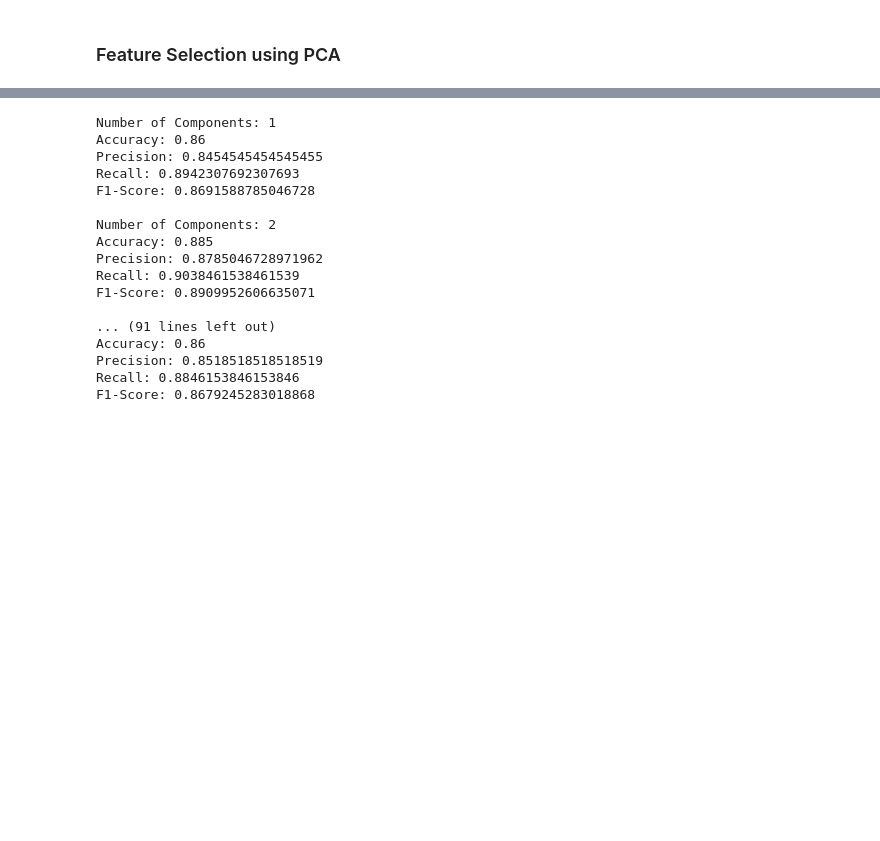
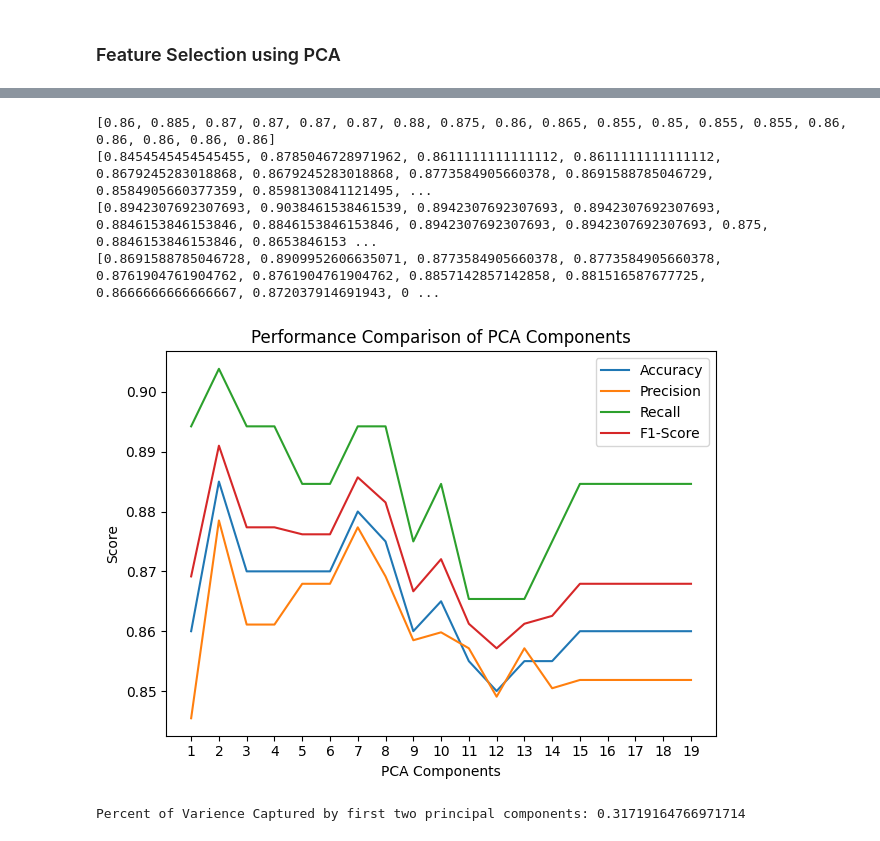
Before and after one commit to harshgit/cs613-final-project, a Jupyter notebook: notebook/project_greg_progress.ipynb, the cells around one changed output, grey strips where cells are left out. Saved outputs shown, nothing was run; the diff lists cells and outputs as text; code cells hidden in the pictures; blank space fills up the shorter version.

```diff
--- a/notebook/project_greg_progress.ipynb
+++ b/notebook/project_greg_progress.ipynb
@@ -320,6 +340,11 @@ Rank 19: is_ST (Variance: 0.0)
 # %%
 # Iterate through components to see which number of components gets the best results
-for i in range(1,len(X_train_std.columns)):
+accuracy_scores = []
+precision_scores = []
+recall_scores = []
+f1_scores = []
+
+for i in range(1,len(X_train_std.columns)+1):
     pca = PCA(n_components=i)
     X_train_pca = pca.fit_transform(X_train_std)
 
@@ -339,27 +364,44 @@ for i in range(1,len(X_train_std.columns)):
     recall = recall_score(y_test, y_pred)
     f1 = f1_score(y_test, y_pred)
 
-    print('Number of Components:', i)
-    print('Accuracy:', accuracy)
-    print('Precision:', precision)
-    print('Recall:', recall)
-    print('F1-Score:', f1)
-    print('')
+    accuracy_scores.append(accuracy)
+    precision_scores.append(precision)
+    recall_scores.append(recall)
+    f1_scores.append(f1)
+
+print(accuracy_scores)
+print(precision_scores)
+print(recall_scores)
+print(f1_scores)
 # %% [output]
-Number of Components: 1
-Accuracy: 0.86
-Precision: 0.8454545454545455
-Recall: 0.8942307692307693
-F1-Score: 0.8691588785046728
-
-Number of Components: 2
-Accuracy: 0.885
-Precision: 0.8785046728971962
-Recall: 0.9038461538461539
-F1-Score: 0.8909952606635071
-
-... (91 lines left out)
-Accuracy: 0.86
-Precision: 0.8518518518518519
-Recall: 0.8846153846153846
-F1-Score: 0.8679245283018868
+[0.86, 0.885, 0.87, 0.87, 0.87, 0.87, 0.88, 0.875, 0.86, 0.865, 0.855, 0.85, 0.855, 0.855, 0.86, 0.86, 0.86, 0.86, 0.86]
+[0.8454545454545455, 0.8785046728971962, 0.8611111111111112, 0.8611111111111112, 0.8679245283018868, 0.8679245283018868, 0.8773584905660378, 0.8691588785046729, 0.8584905660377359, 0.8598130841121495, ...
+[0.8942307692307693, 0.9038461538461539, 0.8942307692307693, 0.8942307692307693, 0.8846153846153846, 0.8846153846153846, 0.8942307692307693, 0.8942307692307693, 0.875, 0.8846153846153846, 0.8653846153 ...
+[0.8691588785046728, 0.8909952606635071, 0.8773584905660378, 0.8773584905660378, 0.8761904761904762, 0.8761904761904762, 0.8857142857142858, 0.881516587677725, 0.8666666666666667, 0.872037914691943, 0 ...
+# %%
+components = list(range(1, 20))
+# Plot the scores
+plt.plot(components, accuracy_scores, label='Accuracy')
+plt.plot(components, precision_scores, label='Precision')
+plt.plot(components, recall_scores, label='Recall')
+plt.plot(components, f1_scores, label='F1-Score')
+
+# Customize the plot
+plt.xlabel('PCA Components')
+plt.ylabel('Score')
+plt.title('Performance Comparison of PCA Components')
+plt.legend()
+
+# Set x-axis tick marks
+plt.xticks(components)
+
+# Show the plot
+plt.tight_layout()
+plt.show()
+# %% [output]
+[figure, added]
+# %%
+pc1_pc2_varience = (pca.explained_variance_[0]+pca.explained_variance_[1])/sum(pca.explained_variance_)
+print(f"Percent of Varience Captured by first two principal components: {pc1_pc2_varience}")
+# %% [output]
+Percent of Varience Captured by first two principal components: 0.31719164766971714
```
Also changed, not shown: parts of 5 cells of this notebook.
